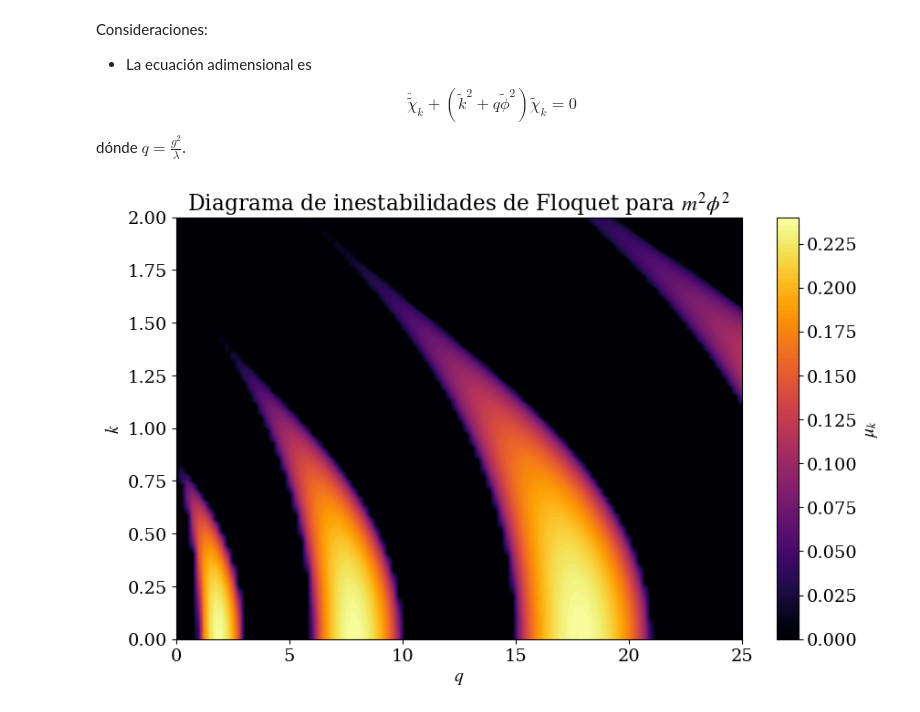
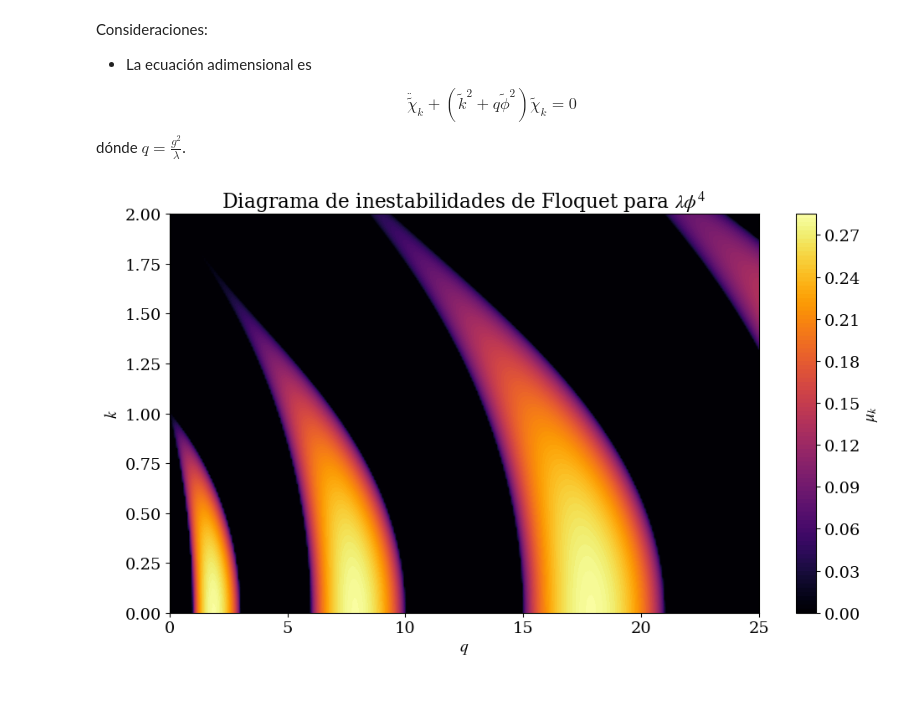
Before and after one commit to TomasCiccarella/Tesis, a Jupyter notebook: Floquet/Floquet.ipynb, the cells around one changed output. Cells and saved outputs as stored; diff of their text form; code cells hidden in the pictures.

```diff
--- a/Floquet/Floquet.ipynb
+++ b/Floquet/Floquet.ipynb
@@ -193,7 +245,7 @@ $$\ddot{\tilde{\chi}}_k + \left( \tilde{k}^2 + q \tilde{\phi}^2 \right) \tilde{\
 dónde $\displaystyle q = \frac{g^2}{\lambda}$.
 # %%
 # Función para armarse la matriz de monodromía y calcular los coeficientes de Floquet
-def calculate_mu_k(k, q, y0, Tosc):
+def mu_lphi4(k, q, y0, Tosc):
     phi0, phi_dot0 = y0
 
     def pert(t, y, k, q):
@@ -225,7 +277,7 @@ def calculate_mu_k(k, q, y0, Tosc):
         return 0.0
 
 # Función para calcular el período de oscilación del inflatón
-def oscilation(E):
+def oscilation_lphi4(E):
     def integrand(phi):
         V = 0.25 * phi**4
         return 1.0 / np.sqrt(2 * (E - V))
@@ -255,11 +288,42 @@ for i, q in enumerate(tqdm(qs)):
+# %%
+# Verifico si el archivo de inestabilidades existe, sino lo armo
+filename = "mathieu_lphi4(2).csv"
+
+if not os.path.exists(filename):
+    phi0 = 1
+    phi_dot0 = phi0**2/np.sqrt(2)
+
+    y0 = (phi0, phi_dot0)
+    E = 0.5 * phi_dot0**2 + 0.25 * phi0**4
+
+    qs = np.linspace(0, 25, 300)
+    ks = np.linspace(0, 2, 300)
+
+    # Q, K = np.meshgrid(qs, ks)
+    mu = np.zeros((len(ks), len(qs)), dtype=complex)
+    Tosc = oscilation_lphi4(E)
+
+    for i, q in enumerate(tqdm(qs)):
+        for j, k in enumerate(ks):
+            mu[j, i] = mu_lphi4(k, q, y0, Tosc)
+
+    # Guardemos los resultados en un archivo CSV
+    save_csv(qs, ks, mu, filename="mathieu_lphi4(2)")
+
+else:
+    data = np.loadtxt(filename, delimiter=",")
+    qs = data[0, 1:]
+    ks = data[1:, 0]
+    mu = data[1:, 1:]
 # %%
 # Ahora grafiquemos el diagrama de inestabilidades
 plt.figure(figsize=(10, 6))
 plt.contourf(qs, ks, np.real(mu), levels=100, cmap='inferno')
 plt.colorbar(label=r'$\mu_k$')
 plt.xlabel(r'$q$')
 plt.ylabel(r'$k$')
-plt.title(r'Diagrama de inestabilidades de Floquet para $m^2 \phi^2$')
-plt.show()
+plt.title(r'Diagrama de inestabilidades de Floquet para $\lambda \phi^4$')
+plt.tight_layout()
+plt.savefig("Floquet_lphi4.pdf", format = "pdf")
 # %% [output]
-[figure, old version]
+[figure, new version]
```
Also changed, not shown: parts of 8 cells of this notebook, 15 other files.
